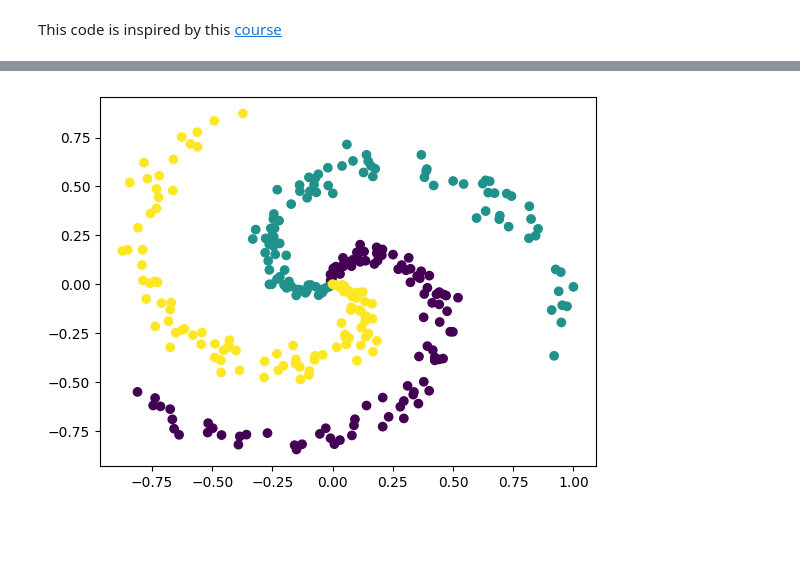
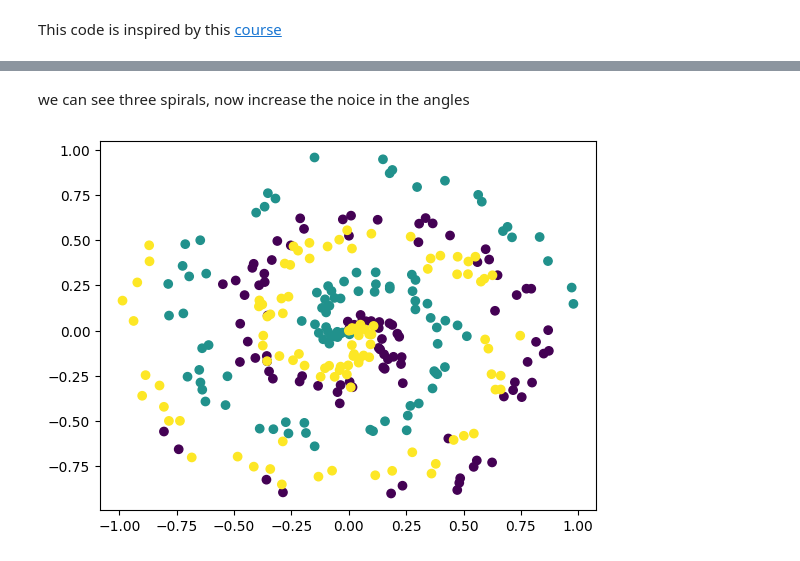
Before and after one commit to sampath017/researchai, a Jupyter notebook: _proc/00_layers.ipynb, the cells around one changed output, grey strips where cells are left out. Drawn from its saved outputs; the diff is of its cells as text; code cells hidden in the pictures; blank space fills up the shorter version.

```diff
--- a/_proc/00_layers.ipynb
+++ b/_proc/00_layers.ipynb
@@ -68,7 +113,9 @@ Make data and plot it
+# %% [markdown]
+we can see three spirals, now increase the noice in the angles
 # %%
-X, y = spiral_data()
+X, y = spiral_data(noice_fact=2.5)
 
 plt.scatter(X[:, 0], X[:, 1], c=y)
 plt.show()
 # %% [output]
-[figure, old version]
+[figure, new version]
```
Also changed, not shown: parts of 20 cells of this notebook, 51 other files.
